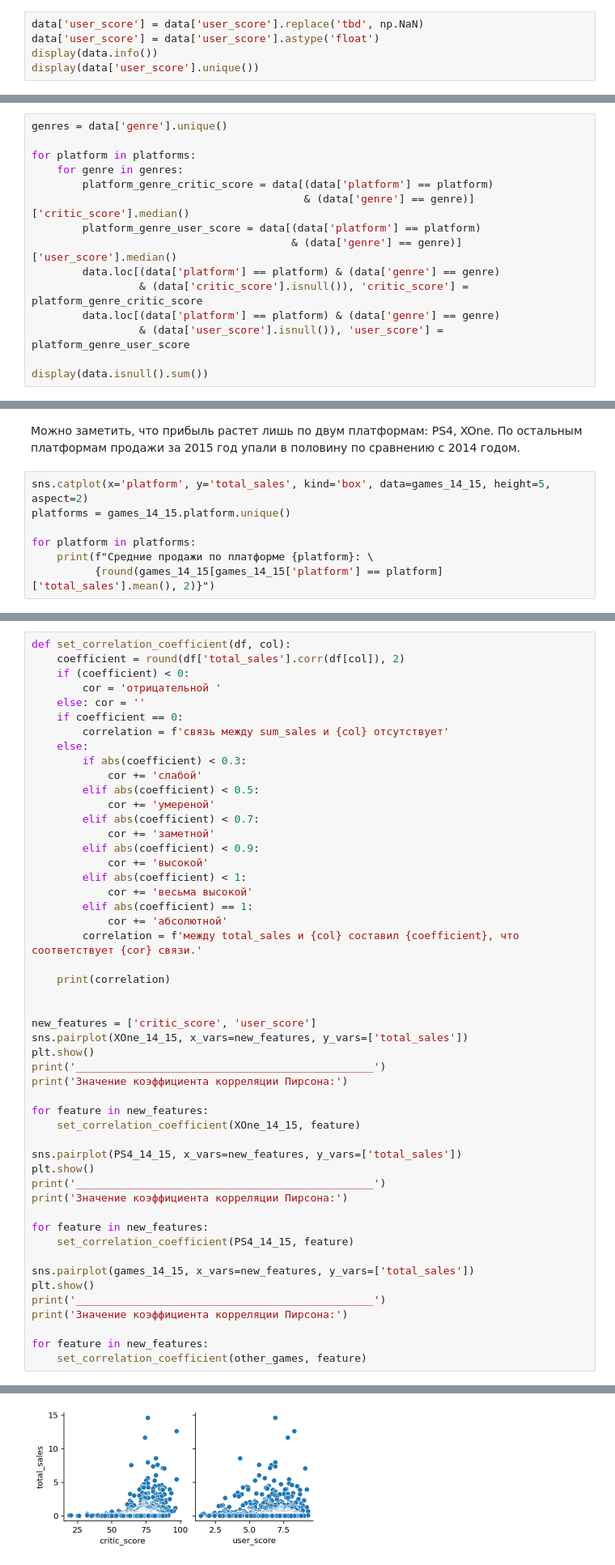
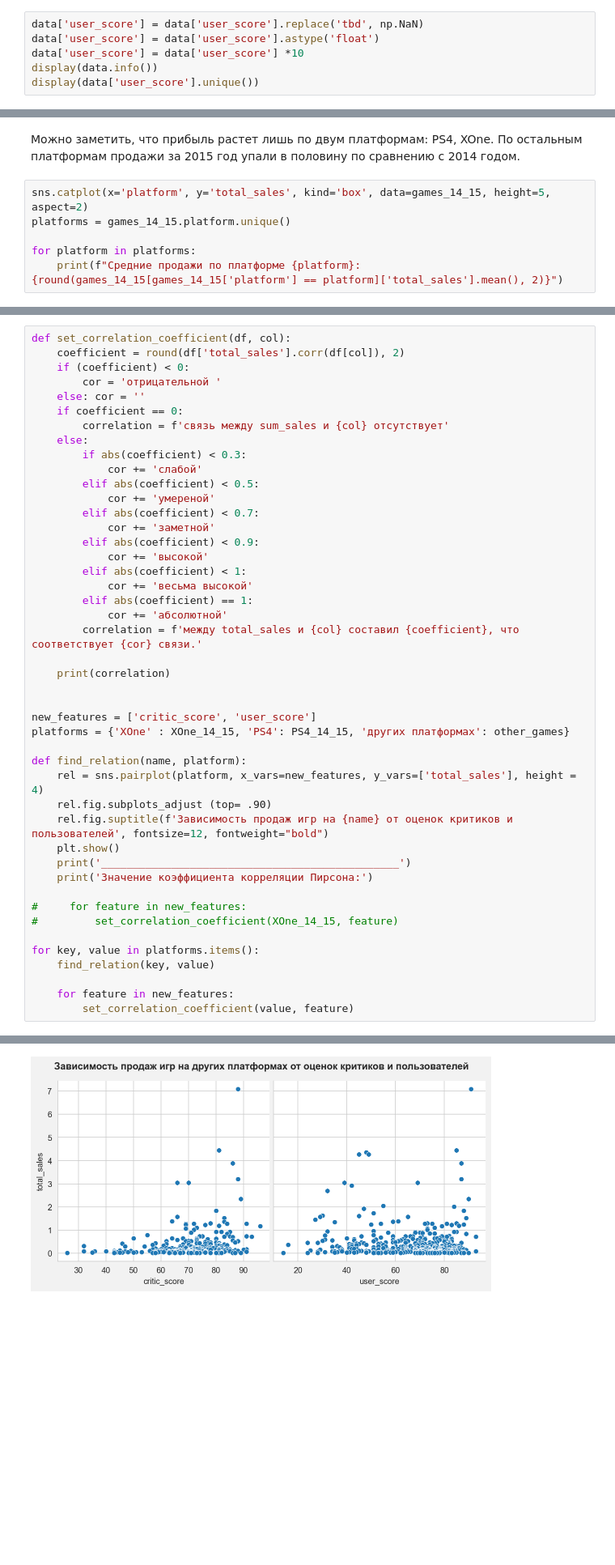
Before and after one commit to Valery2120/DS-DE, a Jupyter notebook: jupyter/ds/theme_06/theme_06.ipynb, the cells around one changed output, grey strips where cells are left out. Shown at 81% size. Drawn from its saved outputs; the diff is of its cells as text; blank space fills up the shorter version.

```diff
--- a/jupyter/ds/theme_06/theme_06.ipynb
+++ b/jupyter/ds/theme_06/theme_06.ipynb
@@ -316,6 +316,7 @@ array(['8', nan, '8.3', '8.5', '6.6', '8.4', '8.6', '7.7', '6.3', '7.4',
 # %%
 data['user_score'] = data['user_score'].replace('tbd', np.NaN)
 data['user_score'] = data['user_score'].astype('float')
+data['user_score'] = data['user_score'] *10
 display(data.info())
 display(data['user_score'].unique())
 # %% [output]
@@ -375,15 +351,0 @@ display(platform_genre_group[(platform_genre_group['critic_score'].notnull()) |
-# %%
-genres = data['genre'].unique()
-
-for platform in platforms:
-    for genre in genres:
-        platform_genre_critic_score = data[(data['platform'] == platform)
-                                           & (data['genre'] == genre)]['critic_score'].median()
-        platform_genre_user_score = data[(data['platform'] == platform)
-                                         & (data['genre'] == genre)]['user_score'].median()
-        data.loc[(data['platform'] == platform) & (data['genre'] == genre)
-                 & (data['critic_score'].isnull()), 'critic_score'] = platform_genre_critic_score
-        data.loc[(data['platform'] == platform) & (data['genre'] == genre)
-                 & (data['user_score'].isnull()), 'user_score'] = platform_genre_user_score
-
-display(data.isnull().sum())
@@ -836,6 +756,5 @@ sns.catplot(x='platform', y='total_sales', kind='box', data=games_14_15, height=
 platforms = games_14_15.platform.unique()
 
 for platform in platforms:
-    print(f"Средние продажи по платформе {platform}: \
-          {round(games_14_15[games_14_15['platform'] == platform]['total_sales'].mean(), 2)}")
+    print(f"Средние продажи по платформе {platform}: {round(games_14_15[games_14_15['platform'] == platform]['total_sales'].mean(), 2)}")
 # %% [output]
@@ -883,27 +802,22 @@ def set_correlation_coefficient(df, col):
 
 
 new_features = ['critic_score', 'user_score']
-sns.pairplot(XOne_14_15, x_vars=new_features, y_vars=['total_sales'])
-plt.show()
-print('_______________________________________________')
-print('Значение коэффициента корреляции Пирсона:')
+platforms = {'XOne' : XOne_14_15, 'PS4': PS4_14_15, 'других платформах': other_games}
 
-for feature in new_features:
-    set_correlation_coefficient(XOne_14_15, feature)
+def find_relation(name, platform):
+    rel = sns.pairplot(platform, x_vars=new_features, y_vars=['total_sales'], height = 4)
+    rel.fig.subplots_adjust (top= .90)
+    rel.fig.suptitle(f'Зависимость продаж игр на {name} от оценок критиков и пользователей', fontsize=12, fontweight="bold")
+    plt.show()
+    print('_______________________________________________')
+    print('Значение коэффициента корреляции Пирсона:')
 
-sns.pairplot(PS4_14_15, x_vars=new_features, y_vars=['total_sales'])
-plt.show()
-print('_______________________________________________')
-print('Значение коэффициента корреляции Пирсона:')
+#     for feature in new_features:
+#         set_correlation_coefficient(XOne_14_15, feature)
 
-for feature in new_features:
-    set_correlation_coefficient(PS4_14_15, feature)
+for key, value in platforms.items():
+    find_relation(key, value)
 
-sns.pairplot(games_14_15, x_vars=new_features, y_vars=['total_sales'])
-plt.show()
-print('_______________________________________________')
-print('Значение коэффициента корреляции Пирсона:')
-
-for feature in new_features:
-    set_correlation_coefficient(other_games, feature)
+    for feature in new_features:
+        set_correlation_coefficient(value, feature)
 # %% [output]
@@ -920,3 +834,3 @@ _______________________________________________
-[figure, old version]
+[figure, new version]
 _______________________________________________
 Значение коэффициента корреляции Пирсона:
```
Also changed, not shown: parts of 35 cells of this notebook.
